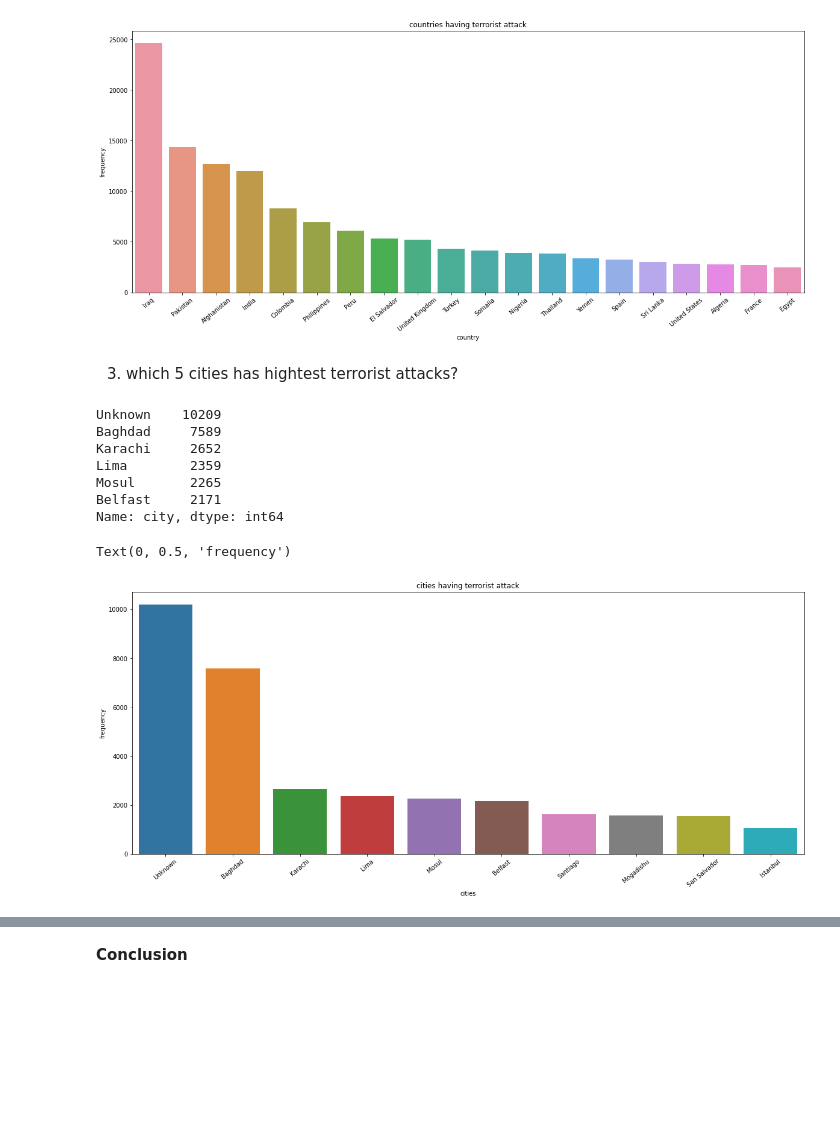
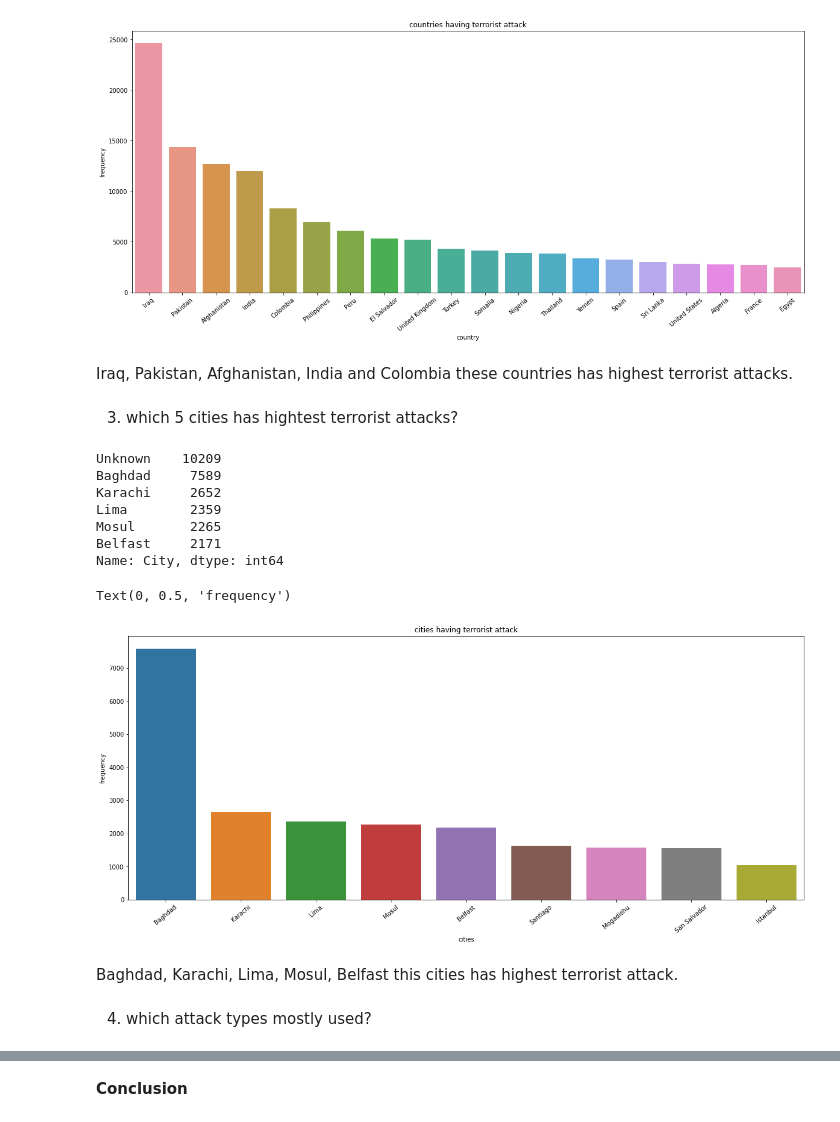
Before and after one commit to omkar3513/Global_Terrorism_Database_-GTD-_Analysis, a Jupyter notebook: Copy_of_Global_Terrorism_Analysis_Capstone_Project.ipynb, the cells around one changed output, grey strips where cells are left out. Saved outputs shown, nothing was run; the diff lists cells and outputs as text; code cells hidden in the pictures; blank space fills up the shorter version.

```diff
--- a/Copy_of_Global_Terrorism_Analysis_Capstone_Project.ipynb
+++ b/Copy_of_Global_Terrorism_Analysis_Capstone_Project.ipynb
@@ -163,3 +170,6 @@ df= data[['iyear','imonth','country_txt','region_txt','city','attacktype1_txt','
+# %%
+#extract requried columns for analysis
+df= data[['Year','Month','Country','Region','City','Attack_type','Target_type','Weapon_type','Group','Motive','State','killed','wound']]
 # %%
 df.shape
 # %% [output]
@@ -210,7 +226,7 @@ dtype: int64
 # %% [markdown]
 Handling with missing values
 # %%
-df['city'].fillna(value='Unknown',inplace= True)
+df['City'].fillna(value='Unknown',inplace= True)
 # %% [output]
 A value is trying to be set on a copy of a slice from a DataFrame
 
@@ -219,5 +234,5 @@ See the caveats in the documentation: https://pandas.pydata.org/pandas-docs/stab
 # %%
-df['motive'].fillna(value='Unknown',inplace= True)
+df['Motive'].fillna(value='Unknown',inplace= True)
 # %% [output]
 A value is trying to be set on a copy of a slice from a DataFrame
 
@@ -225,0 +240,2 @@ See the caveats in the documentation: https://pandas.pydata.org/pandas-docs/stab
+# %%
+df['State'].fillna(value='Unknown',inplace = True)
@@ -260,10 +319,12 @@ plt.ylabel('frequency')
 # %% [output]
 Text(0, 0.5, 'frequency')
 [figure]
+# %% [markdown]
+Iraq, Pakistan, Afghanistan, India and Colombia these countries has highest terrorist attacks.
 # %% [markdown]
 3) which 5 cities has hightest terrorist attacks?
 # %%
-df['city'].value_counts().head(6)
+df['City'].value_counts().head(6)
 # %% [output]
 Unknown    10209
 Baghdad     7589
@@ -271,14 +332,18 @@ Karachi     2652
 Lima        2359
 Mosul       2265
 Belfast     2171
-Name: city, dtype: int64
+Name: City, dtype: int64
 # %%
 plt.figure(figsize=(20,8))
 plt.xticks(rotation= 40)
-sns.barplot(df['city'].value_counts()[0:10].index, df['city'].value_counts()[0:10].values)
+sns.barplot(df['City'].value_counts()[1:10].index, df['City'].value_counts()[1:10].values)
 plt.title('cities having terrorist attack')
 plt.xlabel('cities')
 plt.ylabel('frequency')
 # %% [output]
 Text(0, 0.5, 'frequency')
-[figure, old version]
+[figure, new version]
+# %% [markdown]
+Baghdad, Karachi, Lima, Mosul, Belfast this cities has highest terrorist attack.
+# %% [markdown]
+4) which attack types mostly used?
```
Also changed, not shown: parts of 73 cells of this notebook.
